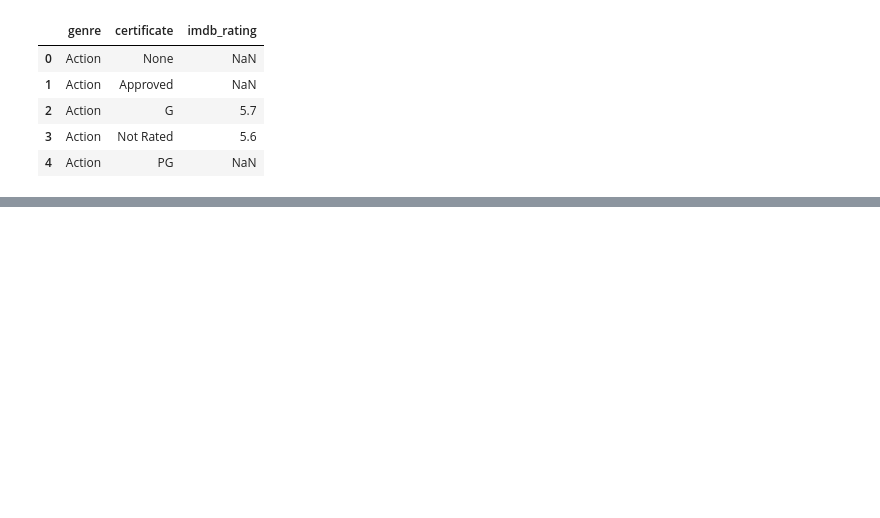
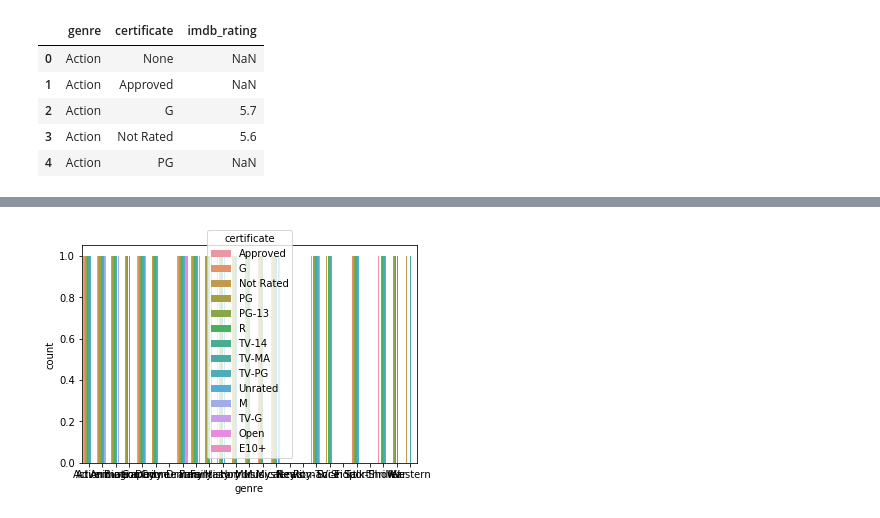
Before and after one commit to MsJacksonIYN/movies_mod1, a Jupyter notebook: EDA.ipynb, the cells around one changed output, grey strips where cells are left out. Cells and saved outputs as stored; diff of their text form; code cells hidden in the pictures; blank space fills up the shorter version.

```diff
--- a/EDA.ipynb
+++ b/EDA.ipynb
@@ -52,6 +75,3 @@ junction.head()
 | 2 | Action | G | 5.7 |
 | 3 | Action | Not Rated | 5.6 |
 | 4 | Action | PG | NaN |
-# %%
-junction.dropna()
-junction = junction[junction.where]
@@ -76,0 +108,7 @@ junction = junction[junction.where]
+# %%
+import matplotlib.pyplot as plt
+import seaborn as sns
+
+ax = sns.countplot(x="genre", hue="certificate", data=junction)
+# %% [output]
+[figure, added]
```
Also changed, not shown: parts of 7 cells of this notebook.
